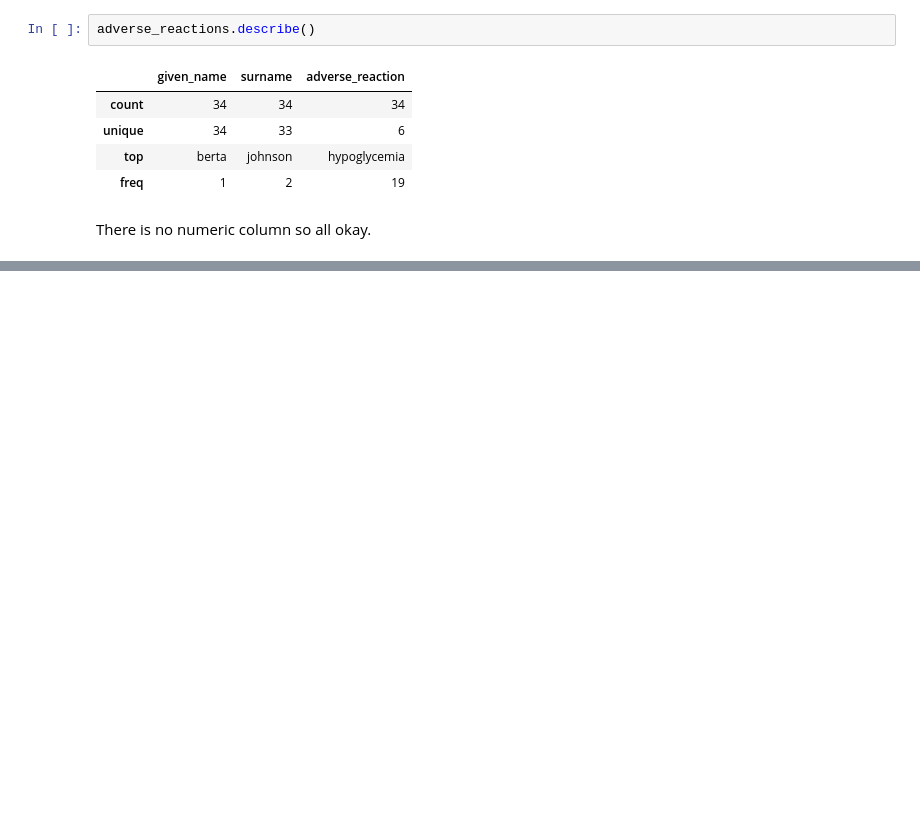
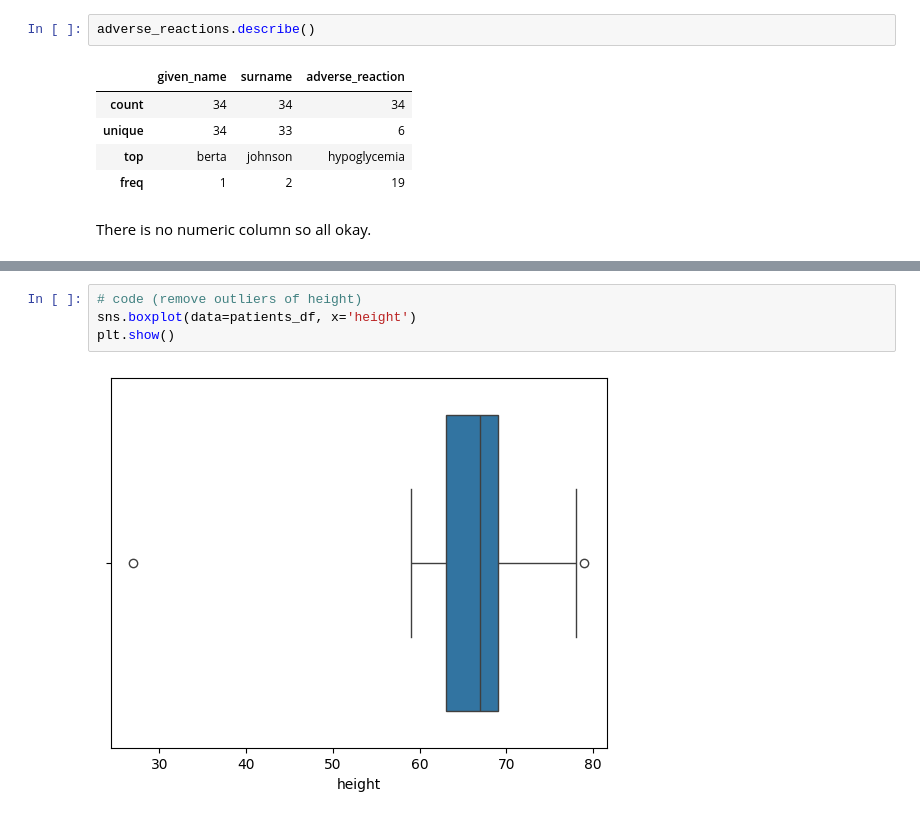
Before and after one commit to OnkarGhadage/EDA, a Jupyter notebook: Learning/Data Assessing and Cleaning/Untitled.ipynb, the cells around one changed output, grey strips where cells are left out. Saved outputs shown, nothing was run; the diff lists cells and outputs as text; blank space fills up the shorter version.

```diff
--- a/Learning/Data Assessing and Cleaning/Untitled.ipynb
+++ b/Learning/Data Assessing and Cleaning/Untitled.ipynb
@@ -588,0 +1217,6 @@ There is no numeric column so all okay.
+# %%
+# code (remove outliers of height)
+sns.boxplot(data=patients_df, x='height')
+plt.show()
+# %% [output]
+[figure, added]
```
Also changed, not shown: parts of 80 cells of this notebook, 2 other files.
